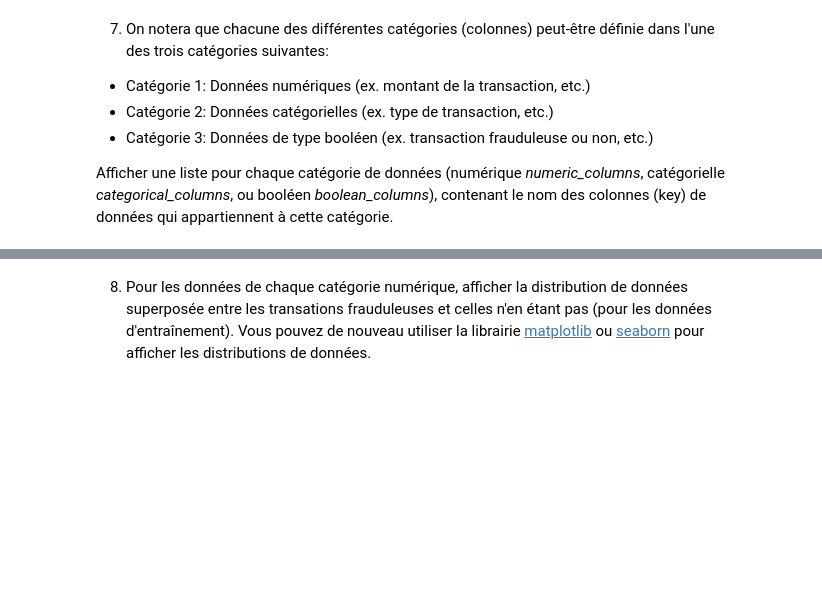
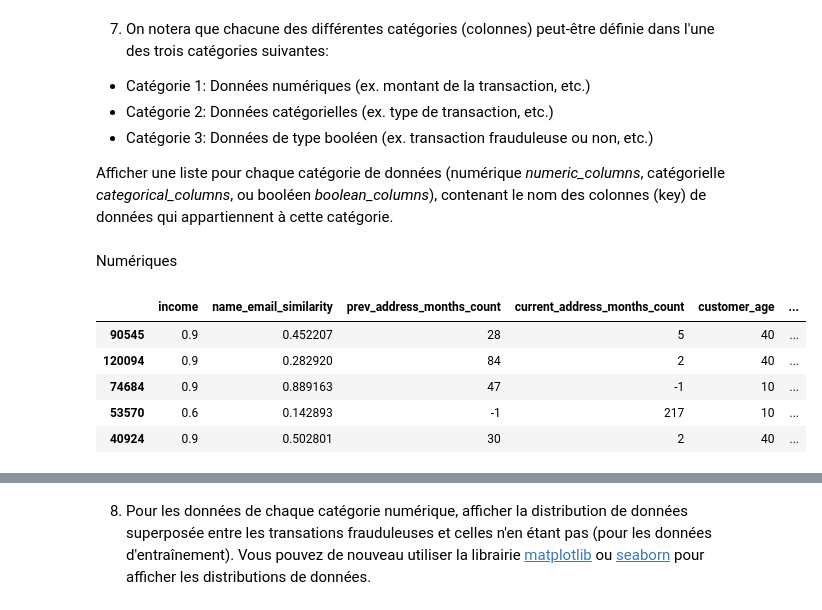
Before and after one commit to zachyjello/Gti771-Labs, a Jupyter notebook: Gti771-Lab1/Lab1_GTI771_E25_Ver1.ipynb, the cells around one changed output, grey strips where cells are left out. Saved outputs shown, nothing was run; the diff lists cells and outputs as text; code cells hidden in the pictures; blank space fills up the shorter version.

```diff
--- a/Gti771-Lab1/Lab1_GTI771_E25_Ver1.ipynb
+++ b/Gti771-Lab1/Lab1_GTI771_E25_Ver1.ipynb
@@ -164,3 +338,20 @@ Ratio of missing values:4e-05
 - Catégorie 3: Données de type booléen (ex. transaction frauduleuse ou non, etc.)
 
 Afficher une liste pour chaque catégorie de données (numérique *numeric_columns*, catégorielle *categorical_columns*, ou booléen *boolean_columns*), contenant le nom des colonnes (key) de données qui appartiennent à cette catégorie.
+# %% [markdown]
+Numériques
+# %%
+numeric_columns = [
+    col for col in df.select_dtypes(include=["number"]).columns
+    if col not in bool_like
+]
+
+df_numeric = df[numeric_columns]
+df_numeric.head()
+# %% [output]
+|  | income | name_email_similarity | prev_address_months_count | current_address_months_count | customer_age | ... |
+| 90545 | 0.9 | 0.452207 | 28 | 5 | 40 | ... |
+| 120094 | 0.9 | 0.282920 | 84 | 2 | 40 | ... |
+| 74684 | 0.9 | 0.889163 | 47 | -1 | 10 | ... |
+| 53570 | 0.6 | 0.142893 | -1 | 217 | 10 | ... |
+| 40924 | 0.9 | 0.502801 | 30 | 2 | 40 | ... |
```
Also changed, not shown: parts of 22 cells of this notebook.
